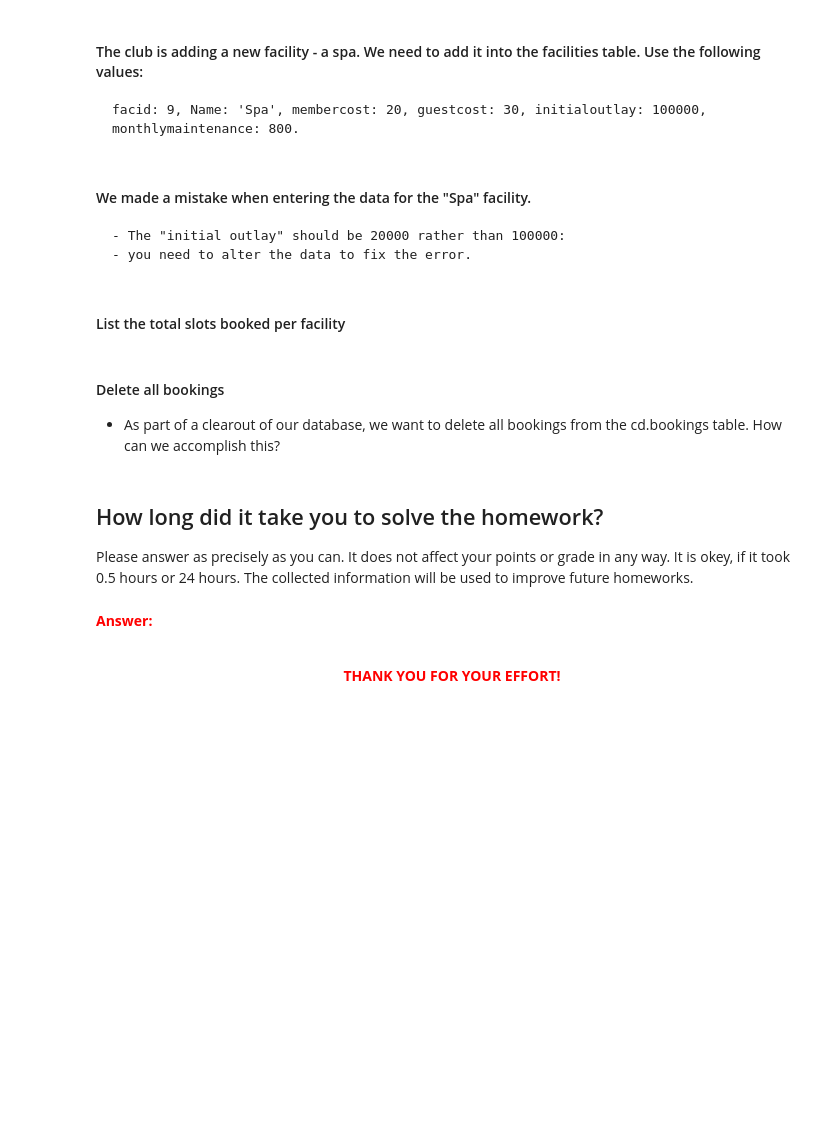
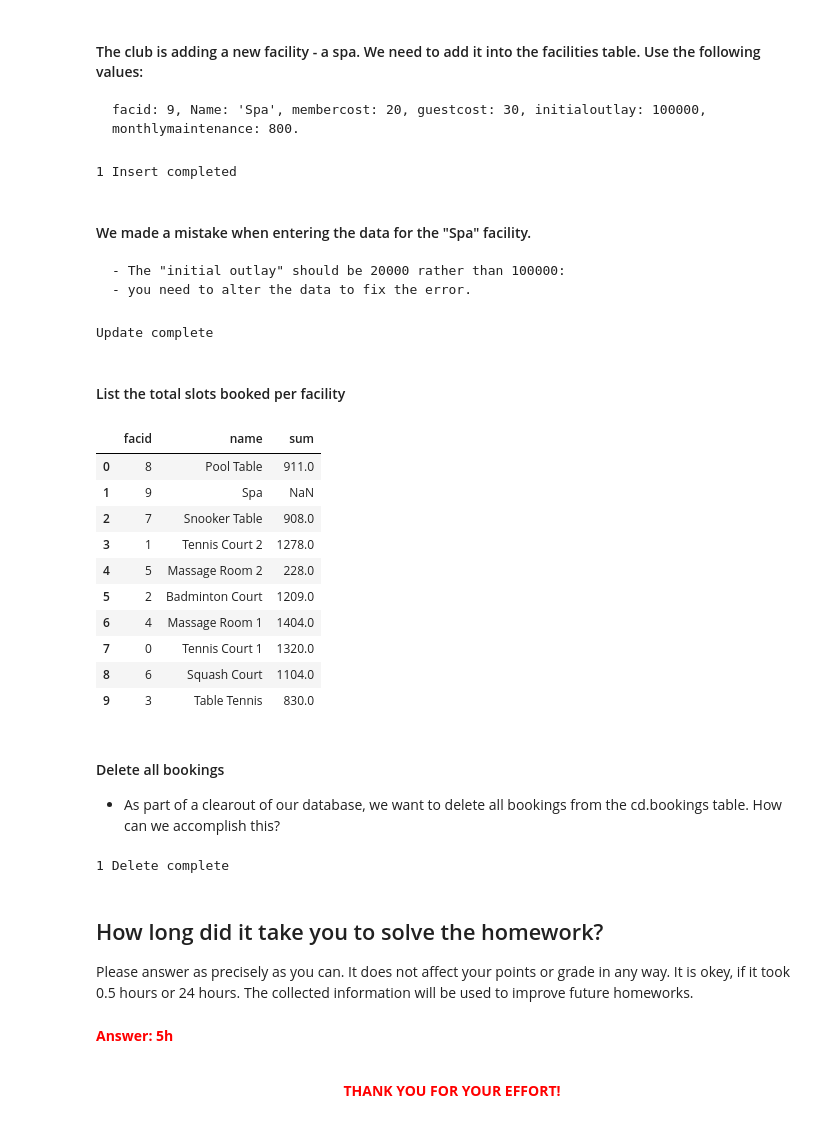
Before and after one commit to haicheviet/dataeng-course-1, a Jupyter notebook: homework_postgres/PostgreSQL-Students.ipynb, the cells around one changed output. Cells and saved outputs as stored; diff of their text form; code cells hidden in the pictures; blank space fills up the shorter version.

```diff
--- a/homework_postgres/PostgreSQL-Students.ipynb
+++ b/homework_postgres/PostgreSQL-Students.ipynb
@@ -826,3 +1669,19 @@ I highly suggest modeling this a little more "normalized". You are already on th
+# %%
+sql_insert = "INSERT INTO cd.facilities (facid, name, membercost, guestcost, initialoutlay, monthlymaintenance) VALUES (9, 'Spa', 20, 30, 100000, 8000)"
+try:
+    # execute the INSERT statement
+    cursor.execute(sql_insert)
+    # commit the changes to the database
+    con.commit()
+    #the number of inserted rows/tuples
+    count = cursor.rowcount
+    print (count, "Insert completed")
+
+except (Exception, psycopg2.Error) as error :
+    con.rollback()
+    print ("Error while Inserting, Details: ",error)
+# %% [output]
+1 Insert completed
 # %% [markdown]
 #### We made a mistake when entering the data for the "Spa" facility.
     - The "initial outlay" should be 20000 rather than 100000:
@@ -832,2 +1689,16 @@ I highly suggest modeling this a little more "normalized". You are already on th
+# %%
+update_initialoutlay= """ update cd.facilities
+                 set initialoutlay = 20000
+                 where name = 'Spa' and initialoutlay = 100000"""
+try:
+    cursor.execute(update_year)
+    con.commit()
+    print("Update complete")
+except (Exception, psycopg2.Error) as error:
+    # if it exits with an exception the transaction is rolled back.
+    con.rollback()
+    print("Error While Updating the DB: ",error)
+# %% [output]
+Update complete
 # %% [markdown]
 #### List the total slots booked per facility
@@ -836,3 +1705,21 @@ I highly suggest modeling this a little more "normalized". You are already on th
+# %%
+listTotalSlot= psql.read_sql(""" select facilities.facid, name, sum(slots)
+                                    from cd.facilities left join cd.bookings on facilities.facid = bookings.facid
+                                    group by facilities.facid, name
+                                    """, con)
+display(listTotalSlot)
+# %% [output]
+|  | facid | name | sum |
+| 0 | 8 | Pool Table | 911.0 |
+| 1 | 9 | Spa | NaN |
+| 2 | 7 | Snooker Table | 908.0 |
+| 3 | 1 | Tennis Court 2 | 1278.0 |
+| 4 | 5 | Massage Room 2 | 228.0 |
+| 5 | 2 | Badminton Court | 1209.0 |
+| 6 | 4 | Massage Room 1 | 1404.0 |
+| 7 | 0 | Tennis Court 1 | 1320.0 |
+| 8 | 6 | Squash Court | 1104.0 |
+| 9 | 3 | Table Tennis | 830.0 |
 # %% [markdown]
 ####  Delete all bookings
 *  As part of a clearout of our database, we want to delete all bookings from the cd.bookings table. How can we accomplish this?
@@ -841,8 +1726,23 @@ I highly suggest modeling this a little more "normalized". You are already on th
+# %%
+sql_delete="""delete from cd.bookings"""
+
+try:
+    # execute the Update statement
+    cursor.execute(sql_delete)
+    # commit the changes to the database
+    con.commit()
+    print (count, "Delete complete")
+
+except (Exception, psycopg2.Error) as error :
+    con.rollback()
+    print ("Error while Delete the table, Details: ",error)#
+# %% [output]
+1 Delete complete
 # %% [markdown]
  ## How long did it take you to solve the homework?
 
 Please answer as precisely as you can. It does not affect your points or grade in any way. It is okey, if it took 0.5 hours or 24 hours. The collected information will be used to improve future homeworks.
 # %% [markdown]
-<font color="red"><b>Answer:</b></font>
+<font color="red"><b>Answer: 5h</b></font>
 # %% [markdown]
 **<center> <font color='red'>THANK YOU FOR YOUR EFFORT!</font></center>**
```
Also changed, not shown: parts of 125 cells of this notebook, 1 other file.
